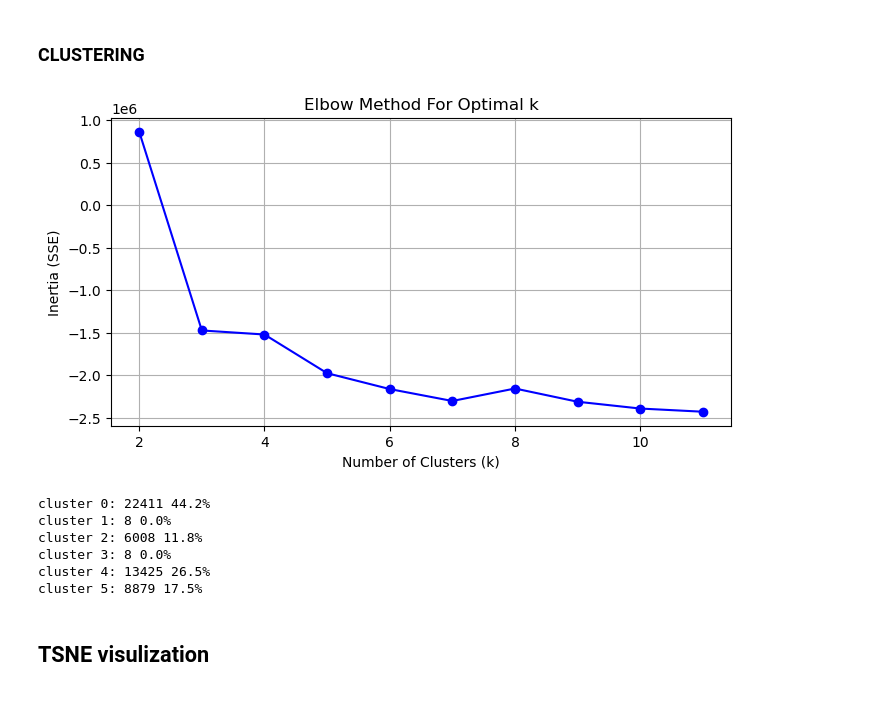
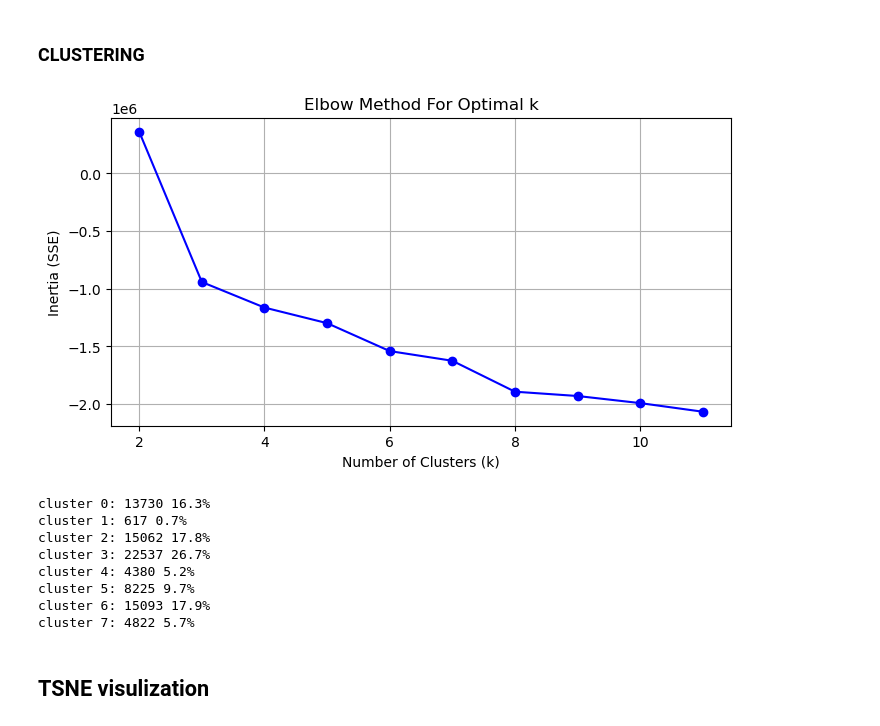
Before and after one commit to Lo122/LSTM_HRC, a Jupyter notebook: data_proc_2d/app/analyze_posture.ipynb, the cells around one changed output. Cells and saved outputs as stored; diff of their text form; code cells hidden in the pictures.

```diff
--- a/data_proc_2d/app/analyze_posture.ipynb
+++ b/data_proc_2d/app/analyze_posture.ipynb
@@ -0,0 +104,41 @@
+# %%
+raw_pt_dir = r"G:\.shortcut-targets-by-id\1nZZWQUKOdxeC-oo-NKucbuUj38ir4mZC\ITECH_Thesis\Videos\dataset\original"
+pt_files = glob.glob(os.path.join(raw_pt_dir, "*01_take-01.pt"))
+
+all_rows = []
+
+for seq_id, pt_file in enumerate(pt_files):
+    data = torch.load(pt_file)
+
+    features = data["features"]
+    labels = data["labels"]
+
+    T = len(labels["step_id"])
+
+    prev_frame = {}
+
+    for t in range(T):
+        row = {}
+
+        for k, v in features.items():
+            val = v[t]
+
+            if hasattr(val, "detach"):
+                val = val.detach().cpu().numpy()
+
+            prev_val = prev_frame.get(k, None)
+
+            processed = process_feature(k, val, prev_val)
+            row.update(processed)
+
+            prev_frame[k] = val
+
+        row["step_id"] = int(labels["step_id"][t])
+        row["step_id_prob"] = float(labels["step_id_prob"][t])
+        row["t"] = t
+
+        all_rows.append(row)
+
+df = pd.DataFrame(all_rows)
+
+print("Data shape:", df.shape)
@@ -518,38 +968,38 @@ Performing GMM clustering (K=5) on combined features...
 inertias = []
 K_range = range(2, 12) #
 
-X_stacked = X_scale_acc_joint  # Change this to analyze different feature combinations
+X_stacked = X_combo_scaled  # Change this to analyze different feature combinations
 X_stacked = np.nan_to_num(X_stacked.astype(np.float64))
 
 for k in K_range:
     # kmeans = KMeans(n_clusters=k, random_state=42, n_init=10)
     # kmeans.fit(X_scaled_deg_speed)
     # inertias.append(kmeans.inertia_)
     # GMMs
     gmm = GaussianMixture(
         n_components=k,
         covariance_type='full',
         random_state=42,
         reg_covar=1e-6  # Added small value for numerical stability
     )
 
     # Fit the model and predict labels
     gmm.fit(X_stacked)
     inertias.append(gmm.bic(X_stacked))  # Using BIC for GMM instead of inertia
 
 #
 plt.figure(figsize=(8, 4))
 plt.plot(K_range, inertias, 'bo-')
 plt.xlabel('Number of Clusters (k)')
 plt.ylabel('Inertia (SSE)')
 plt.title('Elbow Method For Optimal k')
 plt.grid(True)
 plt.show()
 # %% [output]
-[figure, old version]
+[figure, new version]
 # %%
 
-optimal_k = 6
+optimal_k = 8
 
 gmm = GaussianMixture(
     n_components=optimal_k,
@@ -565,12 +1015,14 @@ counts = np.bincount(labels)
 for i, c in enumerate(counts):
     print(f"cluster {i}: {c} {c/len(labels)*100:.1f}%")
 # %% [output]
-cluster 0: 22411 44.2%
-cluster 1: 8 0.0%
-cluster 2: 6008 11.8%
-cluster 3: 8 0.0%
-cluster 4: 13425 26.5%
-cluster 5: 8879 17.5%
+cluster 0: 13730 16.3%
+cluster 1: 617 0.7%
+cluster 2: 15062 17.8%
+cluster 3: 22537 26.7%
+cluster 4: 4380 5.2%
+cluster 5: 8225 9.7%
+cluster 6: 15093 17.9%
+cluster 7: 4822 5.7%
 # %% [markdown]
 ## TSNE visulization
 # %%
```
Also changed, not shown: parts of 55 cells of this notebook, 3 other files.
